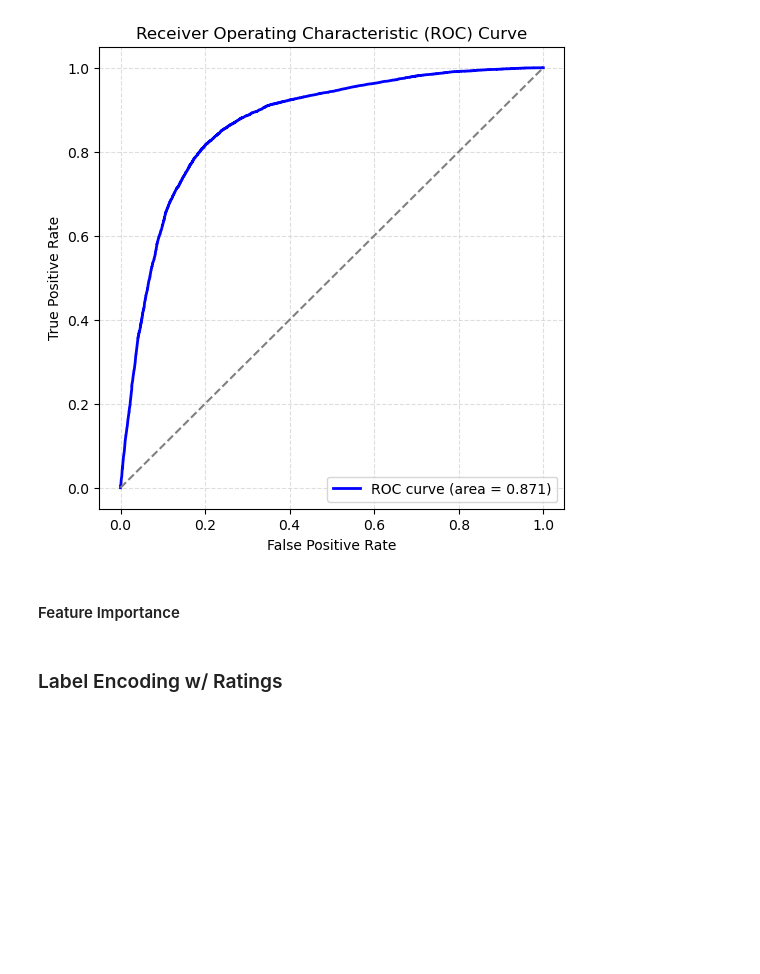
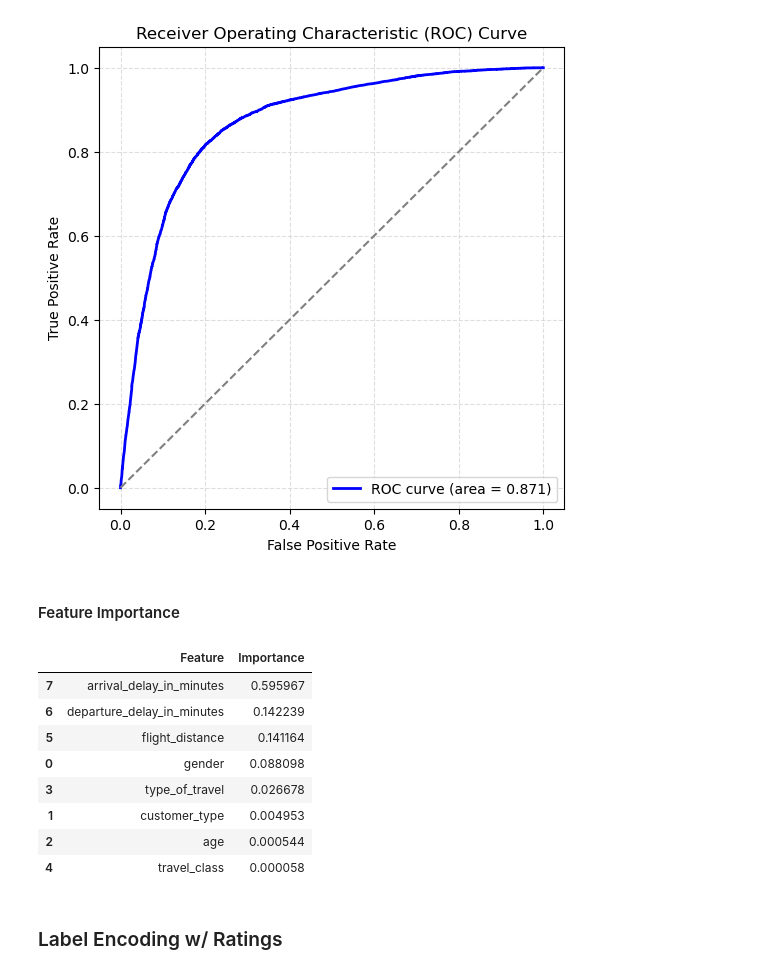
Before and after one commit to martabaker/ds_project_4, a Jupyter notebook: Notebooks/Modeling_Marta.ipynb, the cells around one changed output. Cells and saved outputs as stored; diff of their text form; code cells hidden in the pictures; blank space fills up the shorter version.

```diff
--- a/Notebooks/Modeling_Marta.ipynb
+++ b/Notebooks/Modeling_Marta.ipynb
@@ -1036,8 +1032,18 @@ weighted avg       0.81      0.81      0.81     25899
 # %% [markdown]
 #### Feature Importance
 # %%
-fi = pd.DataFrame(list(zip(X.columns, gb.feature_importances_)), columns=["Feature", "Importance"])
+fi = pd.DataFrame(list(zip(X.columns, gb.named_steps['classifier'].feature_importances_)), columns=["Feature", "Importance"])
 fi.sort_values(by="Importance", ascending=False)
+# %% [output]
+|  | Feature | Importance |
+| 7 | arrival_delay_in_minutes | 0.595967 |
+| 6 | departure_delay_in_minutes | 0.142239 |
+| 5 | flight_distance | 0.141164 |
+| 0 | gender | 0.088098 |
+| 3 | type_of_travel | 0.026678 |
+| 1 | customer_type | 0.004953 |
+| 2 | age | 0.000544 |
+| 4 | travel_class | 0.000058 |
 # %% [markdown]
 ### Label Encoding w/ Ratings
 # %%
```
Also changed, not shown: parts of 22 cells of this notebook.
